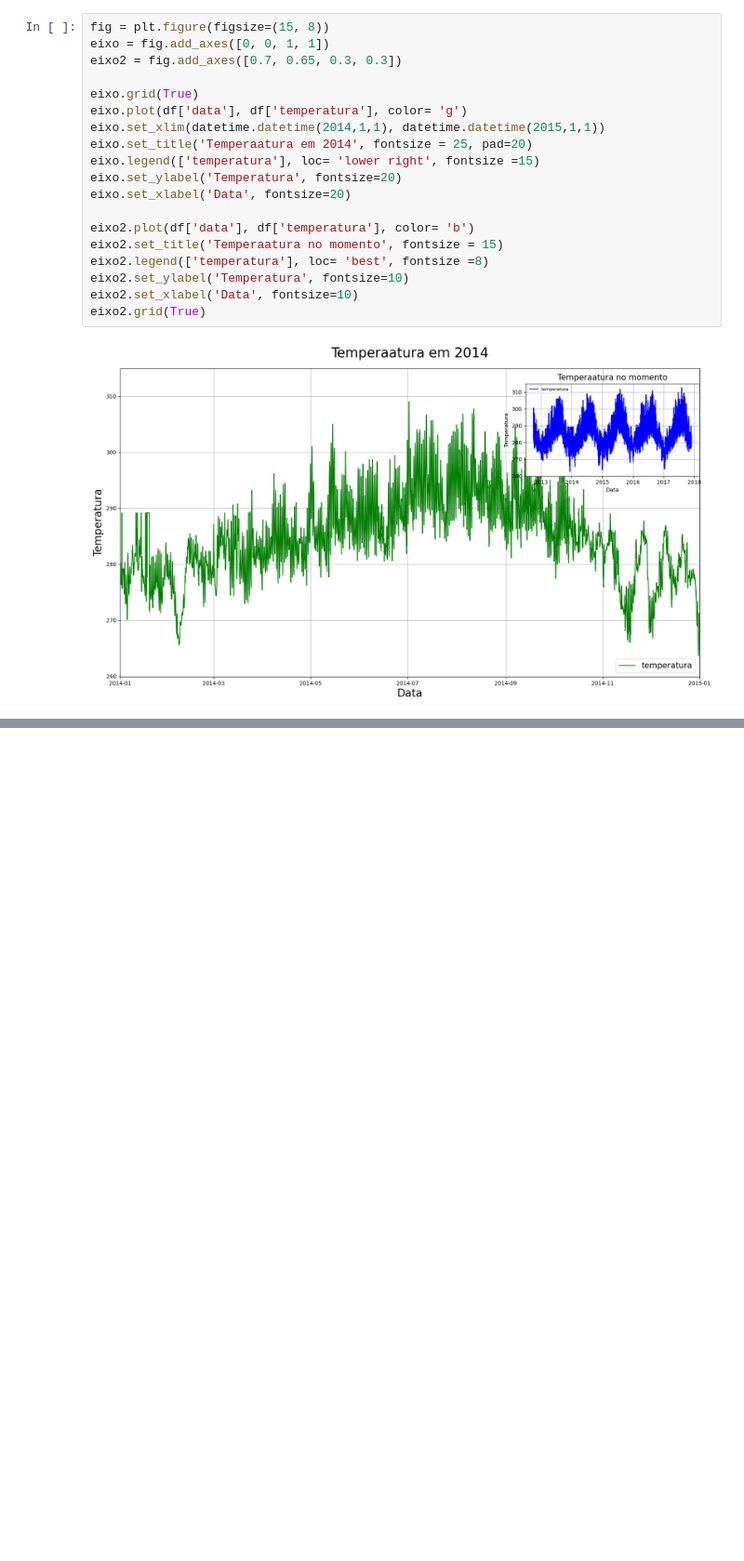
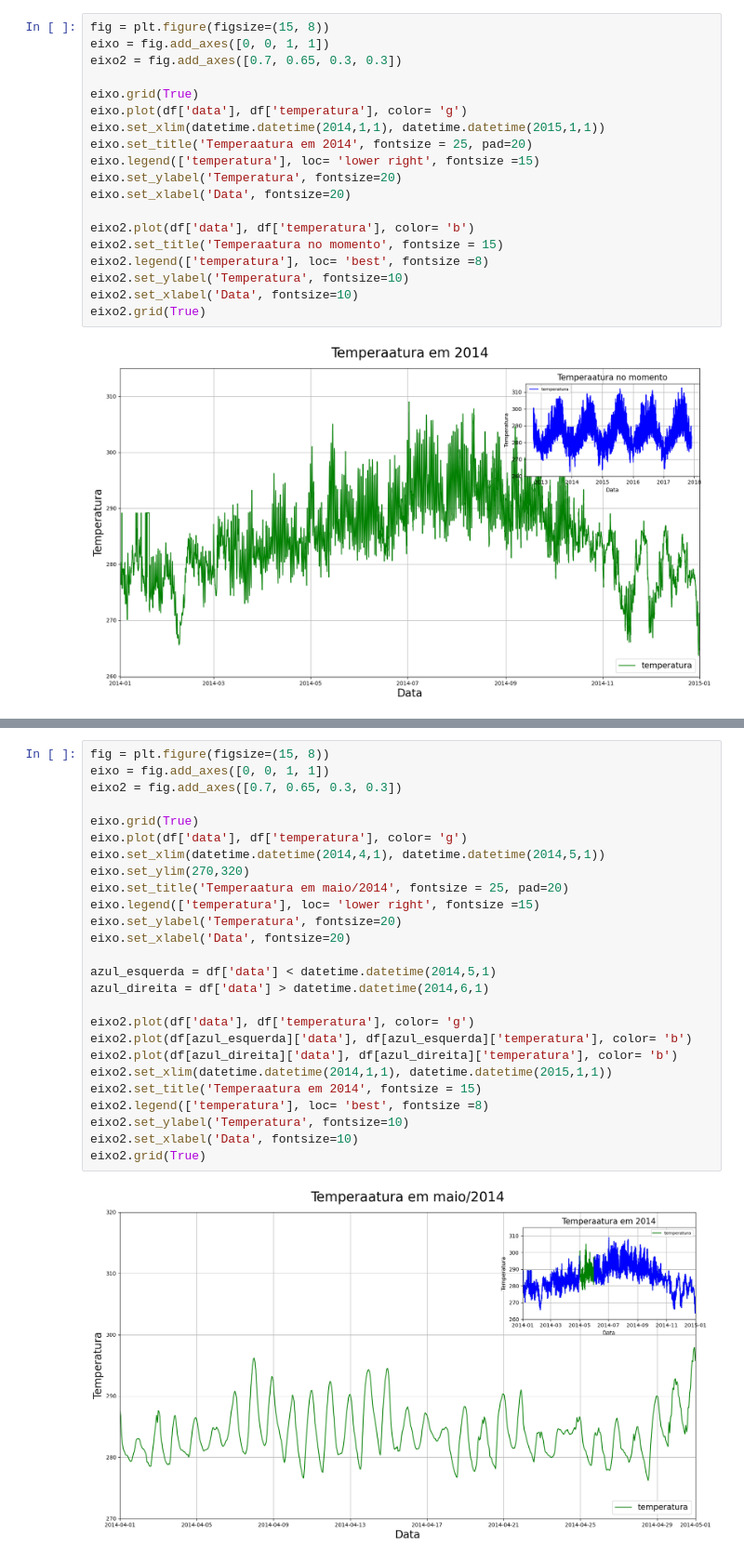
Before and after one commit to AraujoTT/DS, a Jupyter notebook: DS2/curso8_data_visualization/projeto.ipynb, the cells around one changed output, grey strips where cells are left out. Shown at 93% size. Drawn from its saved outputs; the diff is of its cells as text; blank space fills up the shorter version.

```diff
--- a/DS2/curso8_data_visualization/projeto.ipynb
+++ b/DS2/curso8_data_visualization/projeto.ipynb
@@ -252,0 +298,28 @@ eixo2.grid(True)
+# %%
+fig = plt.figure(figsize=(15, 8))
+eixo = fig.add_axes([0, 0, 1, 1])
+eixo2 = fig.add_axes([0.7, 0.65, 0.3, 0.3])
+
+eixo.grid(True)
+eixo.plot(df['data'], df['temperatura'], color= 'g')
+eixo.set_xlim(datetime.datetime(2014,4,1), datetime.datetime(2014,5,1))
+eixo.set_ylim(270,320)
+eixo.set_title('Temperaatura em maio/2014', fontsize = 25, pad=20)
+eixo.legend(['temperatura'], loc= 'lower right', fontsize =15)
+eixo.set_ylabel('Temperatura', fontsize=20)
+eixo.set_xlabel('Data', fontsize=20)
+
+azul_esquerda = df['data'] < datetime.datetime(2014,5,1)
+azul_direita = df['data'] > datetime.datetime(2014,6,1)
+
+eixo2.plot(df['data'], df['temperatura'], color= 'g')
+eixo2.plot(df[azul_esquerda]['data'], df[azul_esquerda]['temperatura'], color= 'b')
+eixo2.plot(df[azul_direita]['data'], df[azul_direita]['temperatura'], color= 'b')
+eixo2.set_xlim(datetime.datetime(2014,1,1), datetime.datetime(2015,1,1))
+eixo2.set_title('Temperaatura em 2014', fontsize = 15)
+eixo2.legend(['temperatura'], loc= 'best', fontsize =8)
+eixo2.set_ylabel('Temperatura', fontsize=10)
+eixo2.set_xlabel('Data', fontsize=10)
+eixo2.grid(True)
+# %% [output]
+[figure, added]
```
Also changed, not shown: parts of 2 cells of this notebook, 1 other file.
